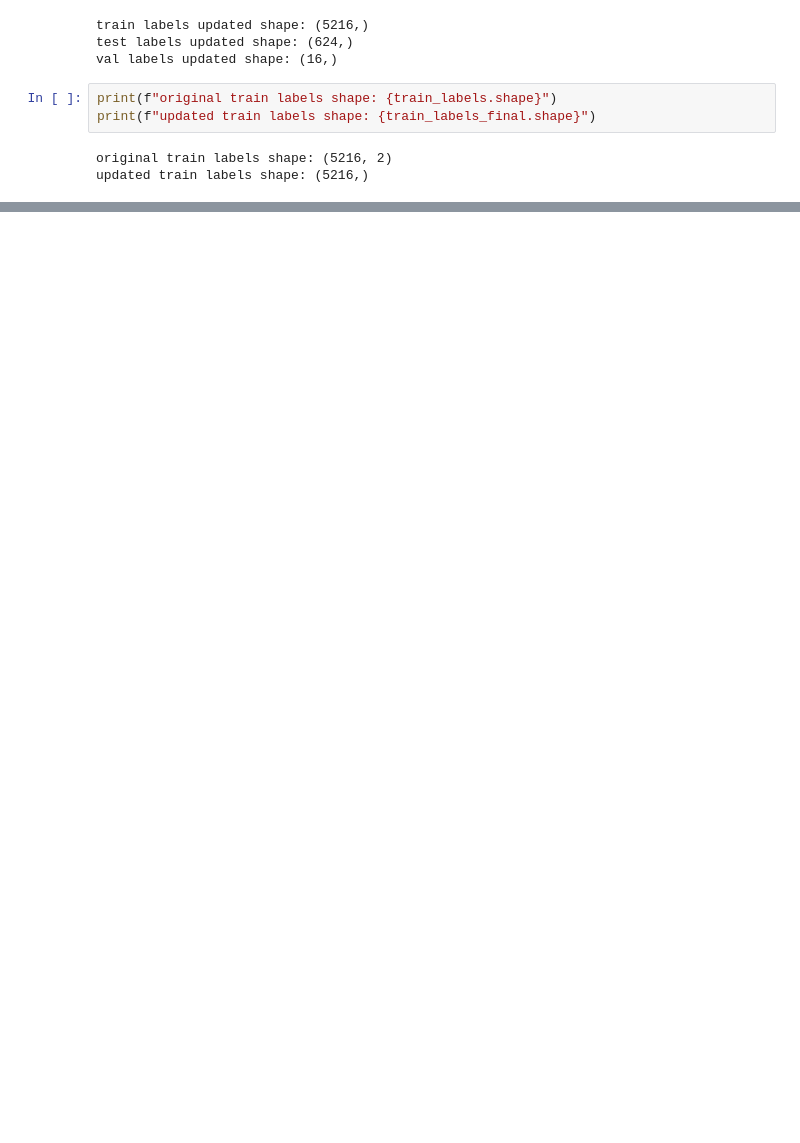
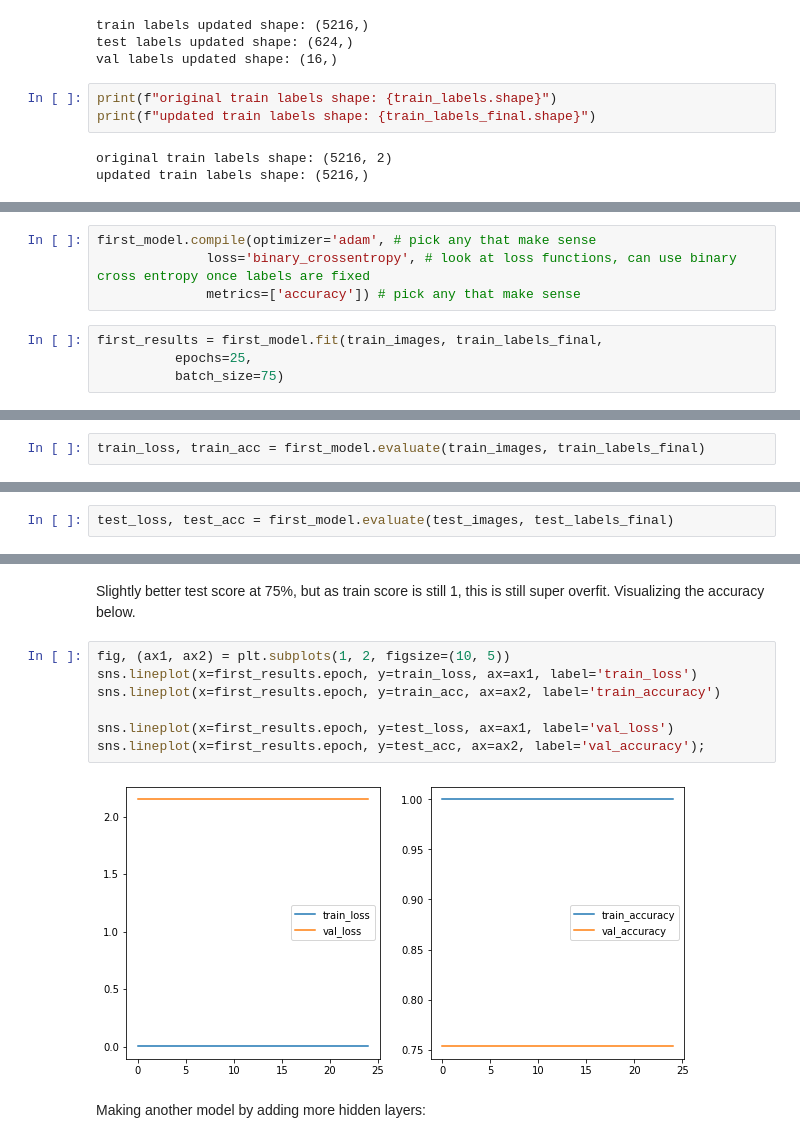
Before and after one commit to kmcneil901/Chest-X-Rays-Pneumonia-CNN, a Jupyter notebook: Working Copy.ipynb, the cells around one changed output, grey strips where cells are left out. Saved outputs shown, nothing was run; the diff lists cells and outputs as text; blank space fills up the shorter version.

```diff
--- a/Working Copy.ipynb
+++ b/Working Copy.ipynb
@@ -337,0 +379,8 @@ sns.lineplot(x=results.epoch, y=test_acc, ax=ax2, label='val_accuracy');
+# %%
+first_model.compile(optimizer='adam', # pick any that make sense
+              loss='binary_crossentropy', # look at loss functions, can use binary cross entropy once labels are fixed
+              metrics=['accuracy']) # pick any that make sense
+# %%
+first_results = first_model.fit(train_images, train_labels_final,
+          epochs=25,
+          batch_size=75)
@@ -337,0 +405,2 @@ sns.lineplot(x=results.epoch, y=test_acc, ax=ax2, label='val_accuracy');
+# %%
+train_loss, train_acc = first_model.evaluate(train_images, train_labels_final)
@@ -337,0 +409,2 @@ sns.lineplot(x=results.epoch, y=test_acc, ax=ax2, label='val_accuracy');
+# %%
+test_loss, test_acc = first_model.evaluate(test_images, test_labels_final)
@@ -337,0 +413,13 @@ sns.lineplot(x=results.epoch, y=test_acc, ax=ax2, label='val_accuracy');
+# %% [markdown]
+Slightly better test score at 75%, but as train score is still 1, this is still super overfit. Visualizing the accuracy below.
+# %%
+fig, (ax1, ax2) = plt.subplots(1, 2, figsize=(10, 5))
+sns.lineplot(x=first_results.epoch, y=train_loss, ax=ax1, label='train_loss')
+sns.lineplot(x=first_results.epoch, y=train_acc, ax=ax2, label='train_accuracy')
+
+sns.lineplot(x=first_results.epoch, y=test_loss, ax=ax1, label='val_loss')
+sns.lineplot(x=first_results.epoch, y=test_acc, ax=ax2, label='val_accuracy');
+# %% [output]
+[figure, added]
+# %% [markdown]
+Making another model by adding more hidden layers:
```
Also changed, not shown: parts of 96 cells of this notebook.
